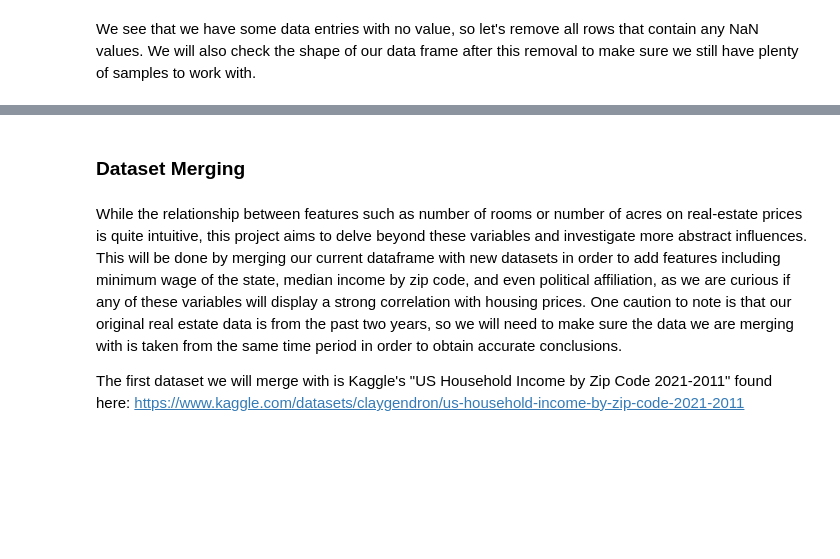
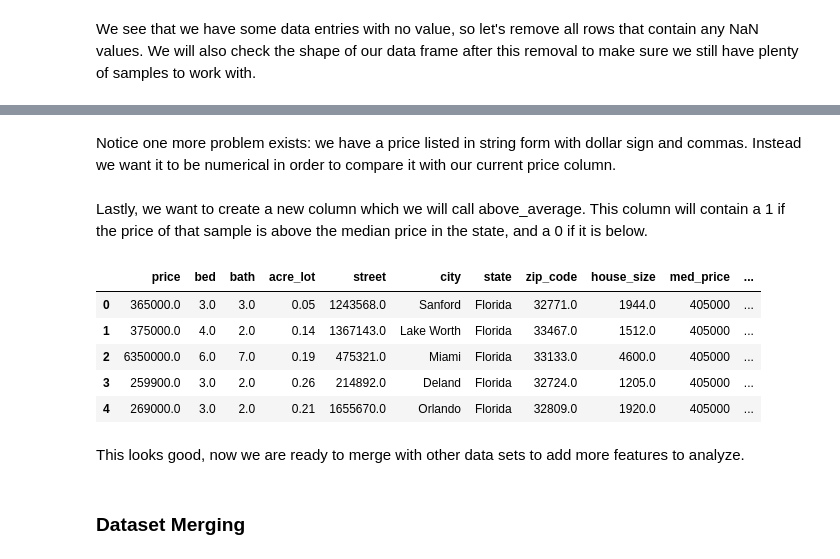
Before and after one commit to 0liviaWeisiger/PIC16B_FinalProject, a Jupyter notebook: 16B Project.ipynb, the cells around one changed output, grey strips where cells are left out. Saved outputs shown, nothing was run; the diff lists cells and outputs as text; code cells hidden in the pictures; blank space fills up the shorter version.

```diff
--- a/16B Project.ipynb
+++ b/16B Project.ipynb
@@ -100,0 +105,11 @@ We successfully dropped all empty entries and still have a substantial size data
+# %%
+#upload data
+df_med = pd.read_csv('median_prices.csv')
+df_med.head()
+
+#select state and median price columns we want
+df_med = df_med[["state", "med_price"]]
+
+#merge along state column
+df = pd.merge(df, df_med, on = ["state"])
+df.head()
@@ -101,6 +123,21 @@ We successfully dropped all empty entries and still have a substantial size data
+# %% [markdown]
+Notice one more problem exists: we have a price listed in string form with dollar sign and commas. Instead we want it to be numerical in order to compare it with our current price column.
+# %%
+# Remove dollar signs and commas, then convert to integers
+df['med_price'] = df['med_price'].replace({'\$': '', ',': ''}, regex=True).astype(int)
+# %% [markdown]
+Lastly, we want to create a new column which we will call above_average. This column will contain a 1 if the price of that sample is above the median price in the state, and a 0 if it is below.
+# %%
+df['above_average'] = df.apply(lambda row: 1 if row['price'] > row['med_price'] else 0, axis=1)
+df.head()
+# %% [output]
+|  | price | bed | bath | acre_lot | street | city | state | zip_code | house_size | med_price | ... |
+| 0 | 365000.0 | 3.0 | 3.0 | 0.05 | 1243568.0 | Sanford | Florida | 32771.0 | 1944.0 | 405000 | ... |
+| 1 | 375000.0 | 4.0 | 2.0 | 0.14 | 1367143.0 | Lake Worth | Florida | 33467.0 | 1512.0 | 405000 | ... |
+| 2 | 6350000.0 | 6.0 | 7.0 | 0.19 | 475321.0 | Miami | Florida | 33133.0 | 4600.0 | 405000 | ... |
+| 3 | 259900.0 | 3.0 | 2.0 | 0.26 | 214892.0 | Deland | Florida | 32724.0 | 1205.0 | 405000 | ... |
+| 4 | 269000.0 | 3.0 | 2.0 | 0.21 | 1655670.0 | Orlando | Florida | 32809.0 | 1920.0 | 405000 | ... |
+# %% [markdown]
+This looks good, now we are ready to merge with other data sets to add more features to analyze.
 # %% [markdown]
 ### Dataset Merging
-# %% [markdown]
-While the relationship between features such as number of rooms or number of acres on real-estate prices is quite intuitive, this project aims to delve beyond these variables and investigate more abstract influences. This will be done by merging our current dataframe with new datasets in order to add features including minimum wage of the state, median income by zip code, and even political affiliation, as we are curious if any of these variables will display a strong correlation with housing prices. One caution to note is that our original real estate data is from the past two years, so we will need to make sure the data we are merging with is taken from the same time period in order to obtain accurate conclusions.
-
-The first dataset we will merge with is Kaggle's "US Household Income by Zip Code 2021-2011" found here: https://www.kaggle.com/datasets/claygendron/us-household-income-by-zip-code-2021-2011
```
Also changed, not shown: parts of 35 cells of this notebook.
